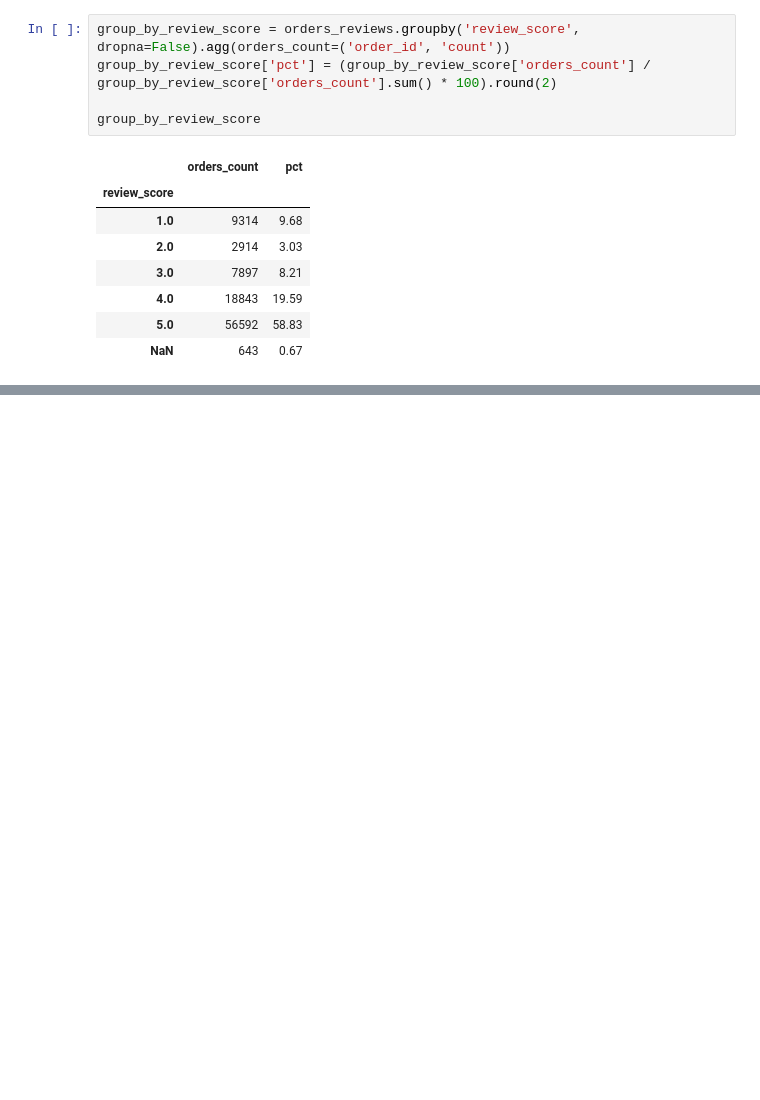
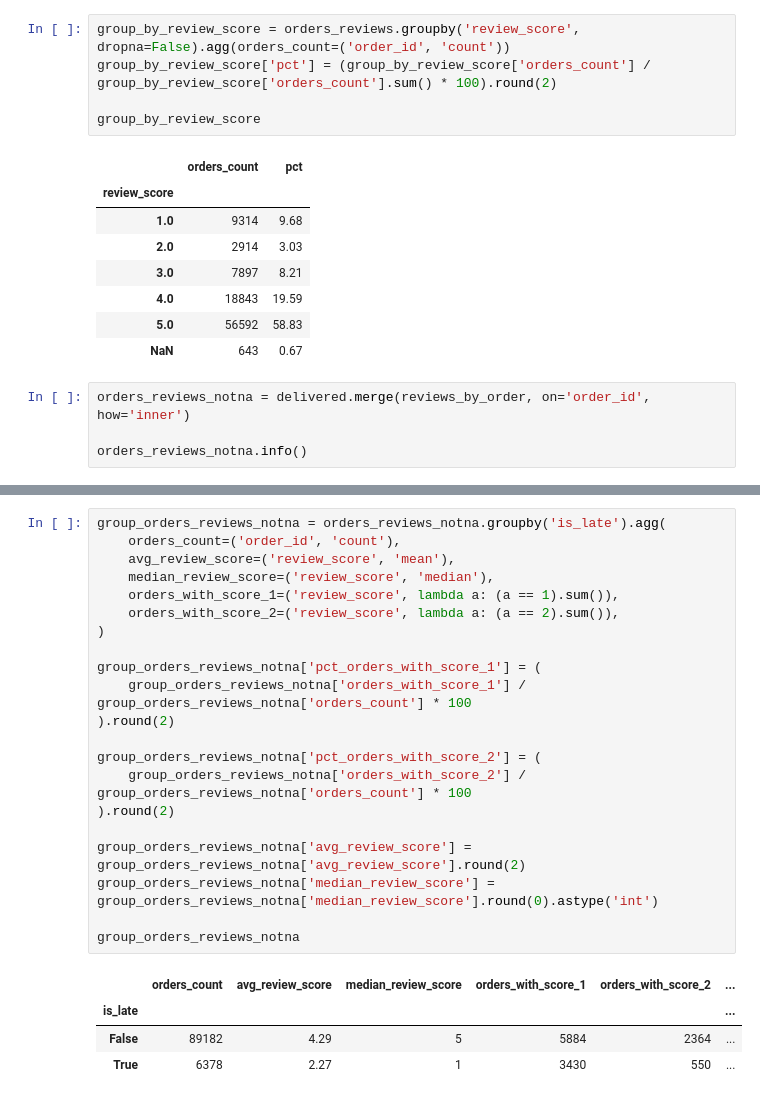
Before and after one commit to TemurRikhsitillaev/olist-pandas, a Jupyter notebook: olist.ipynb, the cells around one changed output, grey strips where cells are left out. Saved outputs shown, nothing was run; the diff lists cells and outputs as text; blank space fills up the shorter version.

Commit message:
Add review scores by late and on-time orders

```diff
--- a/olist.ipynb
+++ b/olist.ipynb
@@ -290,3 +290,7 @@ group_by_review_score
 | 4.0 | 18843 | 19.59 |
 | 5.0 | 56592 | 58.83 |
 | NaN | 643 | 0.67 |
+# %%
+orders_reviews_notna = delivered.merge(reviews_by_order, on='order_id', how='inner')
+
+orders_reviews_notna.info()
@@ -292,0 +315,26 @@ group_by_review_score
+# %%
+group_orders_reviews_notna = orders_reviews_notna.groupby('is_late').agg(
+    orders_count=('order_id', 'count'),
+    avg_review_score=('review_score', 'mean'),
+    median_review_score=('review_score', 'median'),
+    orders_with_score_1=('review_score', lambda a: (a == 1).sum()),
+    orders_with_score_2=('review_score', lambda a: (a == 2).sum()),
+)
+
+group_orders_reviews_notna['pct_orders_with_score_1'] = (
+    group_orders_reviews_notna['orders_with_score_1'] / group_orders_reviews_notna['orders_count'] * 100
+).round(2)
+
+group_orders_reviews_notna['pct_orders_with_score_2'] = (
+    group_orders_reviews_notna['orders_with_score_2'] / group_orders_reviews_notna['orders_count'] * 100
+).round(2)
+
+group_orders_reviews_notna['avg_review_score'] = group_orders_reviews_notna['avg_review_score'].round(2)
+group_orders_reviews_notna['median_review_score'] = group_orders_reviews_notna['median_review_score'].round(0).astype('int')
+
+group_orders_reviews_notna
+# %% [output]
+|  | orders_count | avg_review_score | median_review_score | orders_with_score_1 | orders_with_score_2 | ... |
+| is_late |  |  |  |  |  | ... |
+| False | 89182 | 4.29 | 5 | 5884 | 2364 | ... |
+| True | 6378 | 2.27 | 1 | 3430 | 550 | ... |
```
Also changed, not shown: parts of 1 cell of this notebook.
